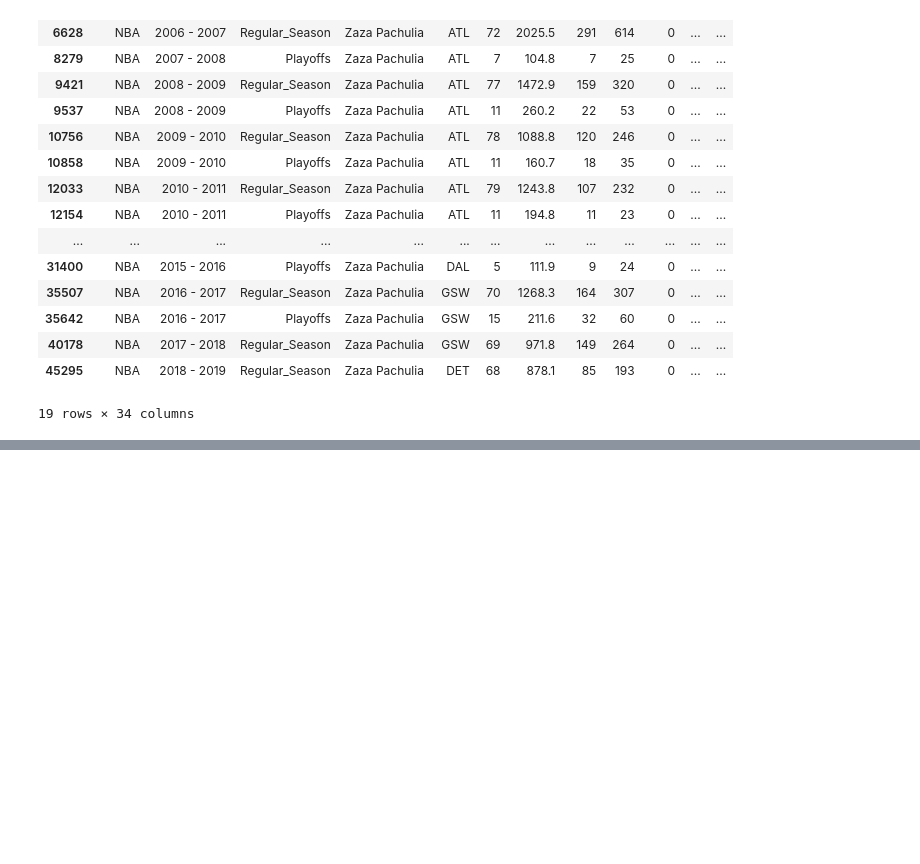
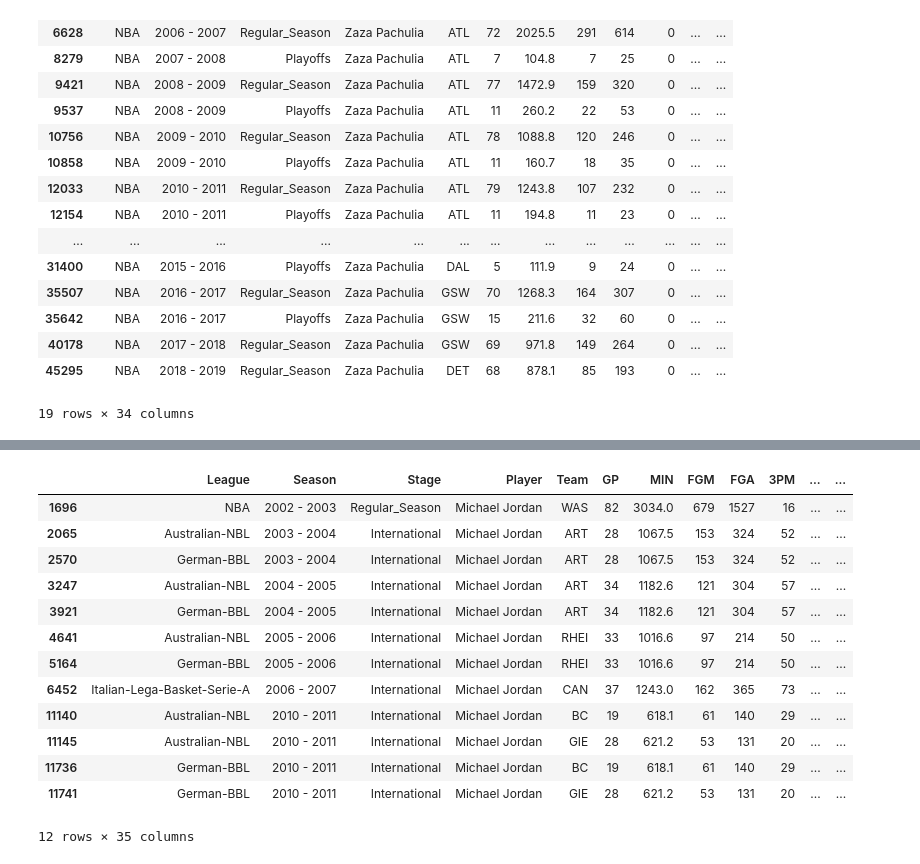
Before and after one commit to ChefBB/sna_project, a Jupyter notebook: exploration_bruno.ipynb, the cells around one changed output, grey strips where cells are left out. Cells and saved outputs as stored; diff of their text form; code cells hidden in the pictures; blank space fills up the shorter version.

```diff
--- a/exploration_bruno.ipynb
+++ b/exploration_bruno.ipynb
@@ -118,0 +194,17 @@ df.loc[df['Player'] == 'Zaza Pachulia']
+# %%
+df.loc[df['Player'] == 'Michael Jordan']
+# %% [output]
+|  | League | Season | Stage | Player | Team | GP | MIN | FGM | FGA | 3PM | ... | ... |
+| 1696 | NBA | 2002 - 2003 | Regular_Season | Michael Jordan | WAS | 82 | 3034.0 | 679 | 1527 | 16 | ... | ... |
+| 2065 | Australian-NBL | 2003 - 2004 | International | Michael Jordan | ART | 28 | 1067.5 | 153 | 324 | 52 | ... | ... |
+| 2570 | German-BBL | 2003 - 2004 | International | Michael Jordan | ART | 28 | 1067.5 | 153 | 324 | 52 | ... | ... |
+| 3247 | Australian-NBL | 2004 - 2005 | International | Michael Jordan | ART | 34 | 1182.6 | 121 | 304 | 57 | ... | ... |
+| 3921 | German-BBL | 2004 - 2005 | International | Michael Jordan | ART | 34 | 1182.6 | 121 | 304 | 57 | ... | ... |
+| 4641 | Australian-NBL | 2005 - 2006 | International | Michael Jordan | RHEI | 33 | 1016.6 | 97 | 214 | 50 | ... | ... |
+| 5164 | German-BBL | 2005 - 2006 | International | Michael Jordan | RHEI | 33 | 1016.6 | 97 | 214 | 50 | ... | ... |
+| 6452 | Italian-Lega-Basket-Serie-A | 2006 - 2007 | International | Michael Jordan | CAN | 37 | 1243.0 | 162 | 365 | 73 | ... | ... |
+| 11140 | Australian-NBL | 2010 - 2011 | International | Michael Jordan | BC | 19 | 618.1 | 61 | 140 | 29 | ... | ... |
+| 11145 | Australian-NBL | 2010 - 2011 | International | Michael Jordan | GIE | 28 | 621.2 | 53 | 131 | 20 | ... | ... |
+| 11736 | German-BBL | 2010 - 2011 | International | Michael Jordan | BC | 19 | 618.1 | 61 | 140 | 29 | ... | ... |
+| 11741 | German-BBL | 2010 - 2011 | International | Michael Jordan | GIE | 28 | 621.2 | 53 | 131 | 20 | ... | ... |
+12 rows × 35 columns
```
Also changed, not shown: parts of 4 cells of this notebook, 1 other file.
